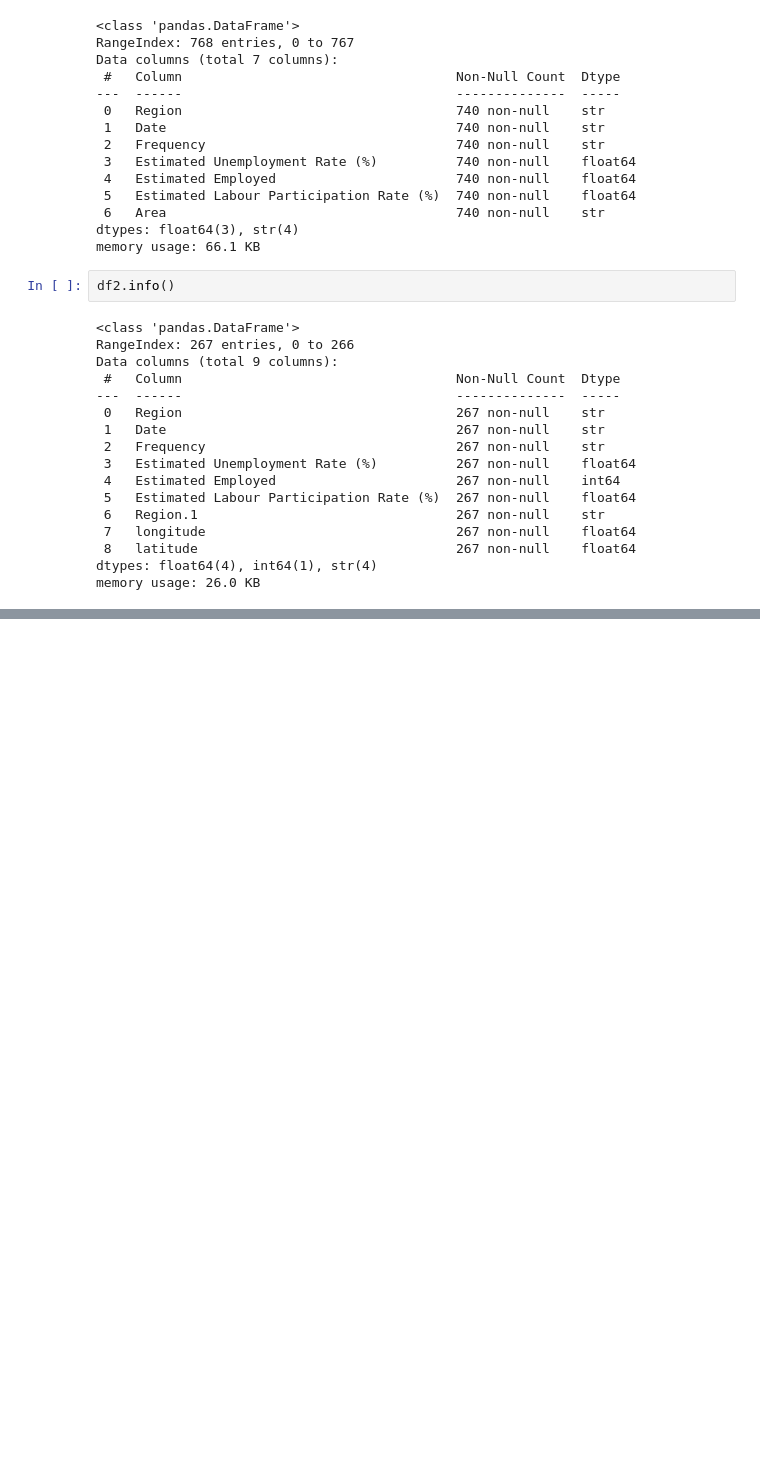
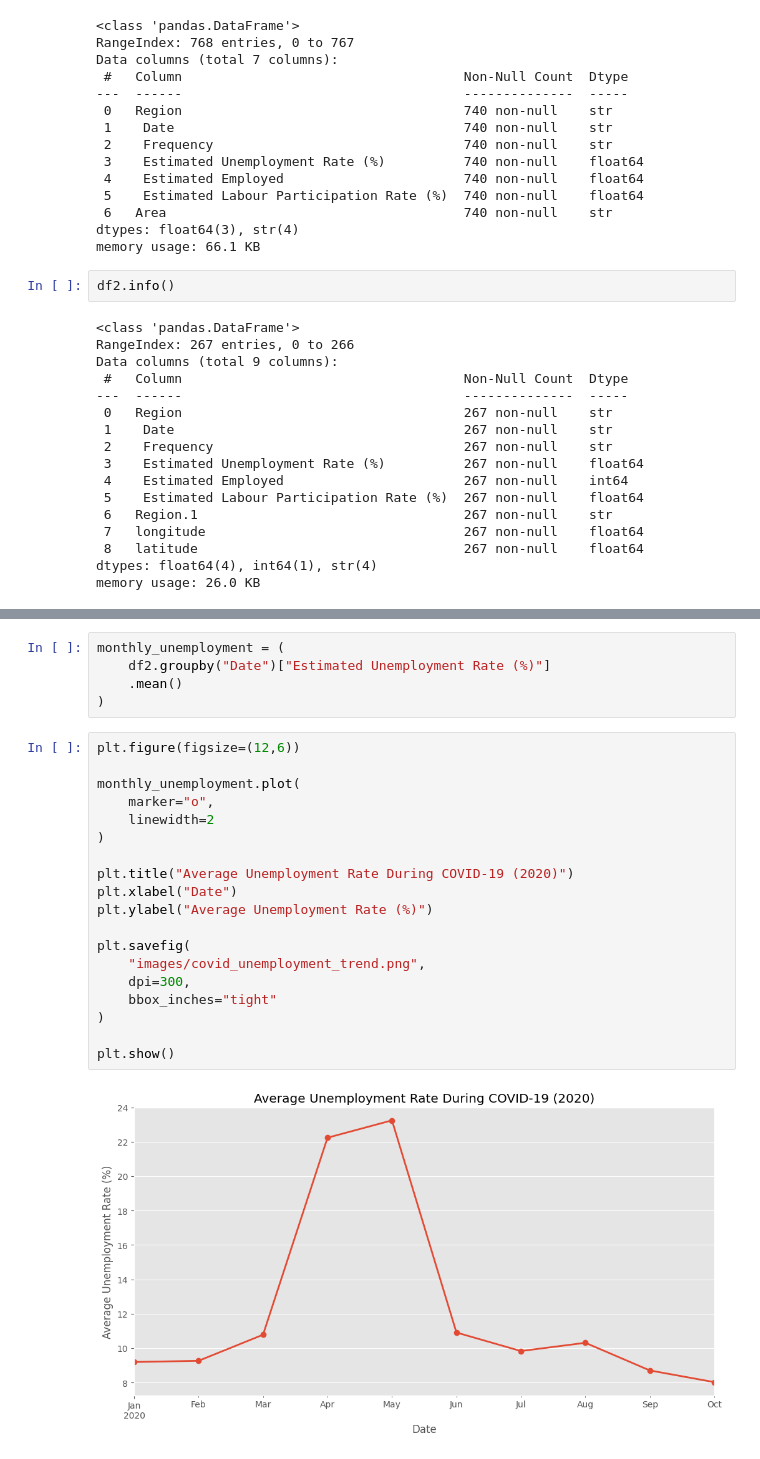
Before and after one commit to avneet965/CodeAlpha_Unemployement_Classification, a Jupyter notebook: unemployment_analysis.ipynb, the cells around one changed output, grey strips where cells are left out. Drawn from its saved outputs; the diff is of its cells as text; blank space fills up the shorter version.

```diff
--- a/unemployment_analysis.ipynb
+++ b/unemployment_analysis.ipynb
@@ -154,0 +294,26 @@ axis=1 (Columns / Horizontally): Sideways.
+# %%
+monthly_unemployment = (
+    df2.groupby("Date")["Estimated Unemployment Rate (%)"]
+    .mean()
+)
+# %%
+plt.figure(figsize=(12,6))
+
+monthly_unemployment.plot(
+    marker="o",
+    linewidth=2
+)
+
+plt.title("Average Unemployment Rate During COVID-19 (2020)")
+plt.xlabel("Date")
+plt.ylabel("Average Unemployment Rate (%)")
+
+plt.savefig(
+    "images/covid_unemployment_trend.png",
+    dpi=300,
+    bbox_inches="tight"
+)
+
+plt.show()
+# %% [output]
+[figure, added]
```
Also changed, not shown: parts of 22 cells of this notebook, 1 other file.
